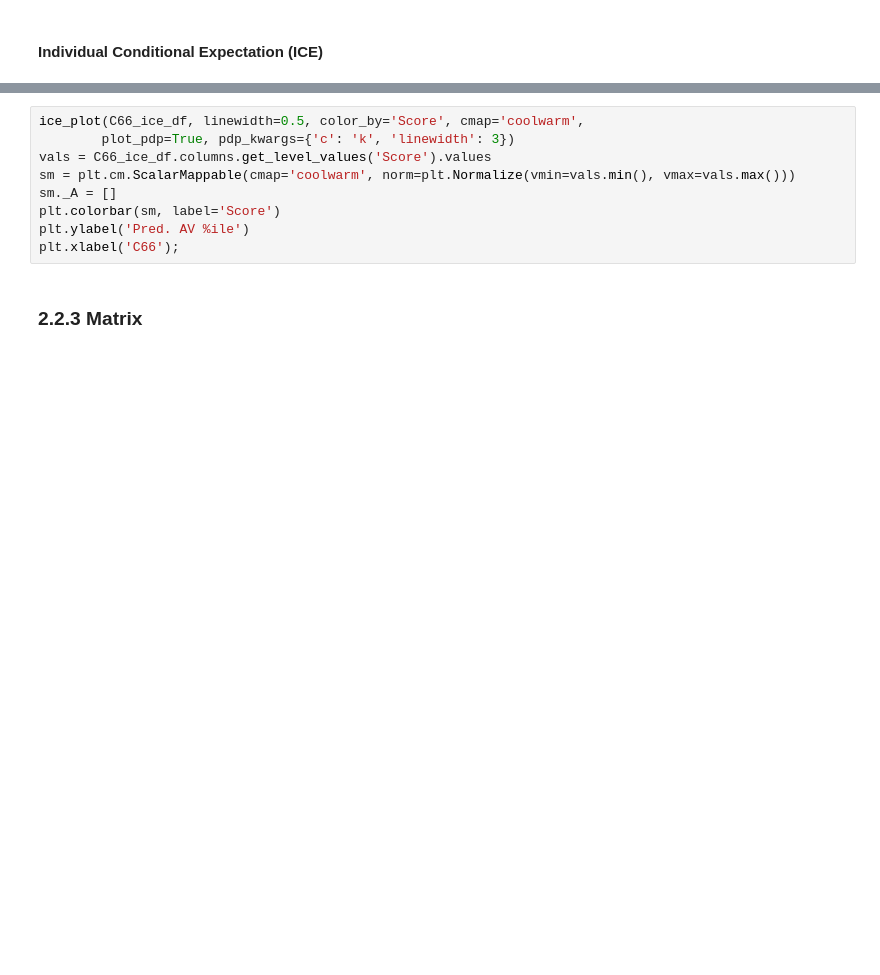
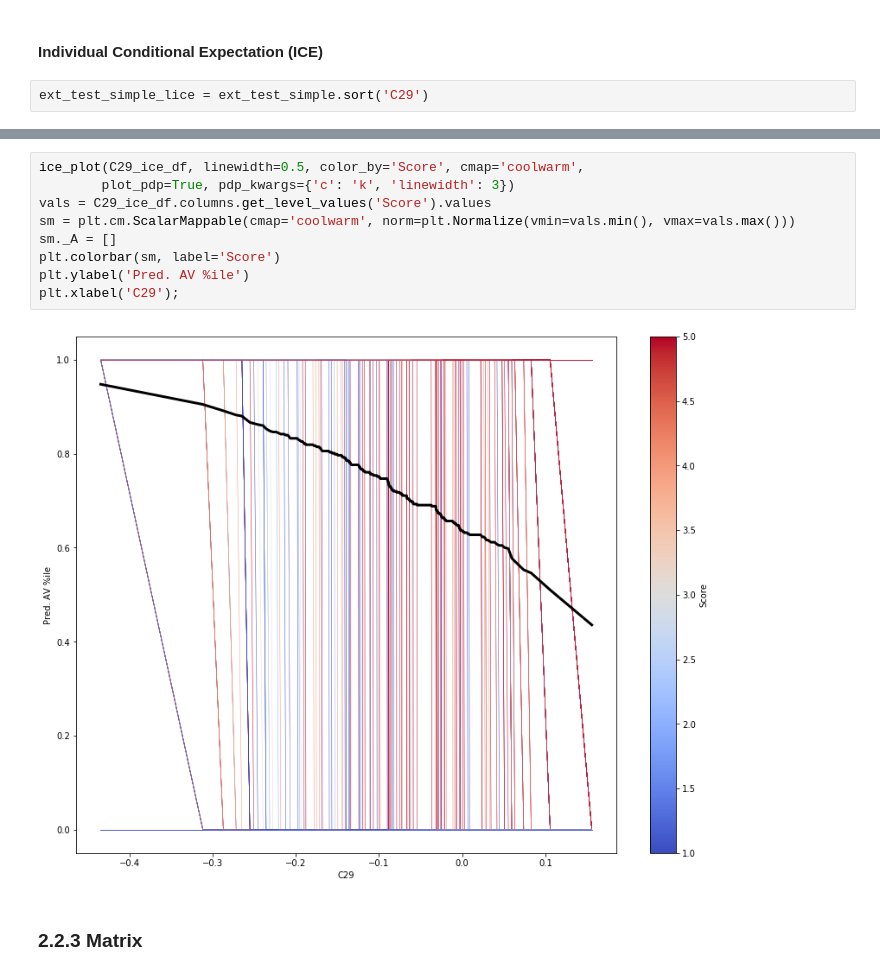
Before and after one commit to MandyMY/AI-Addin, a Jupyter notebook: Final Project.ipynb, the cells around one changed output, grey strips where cells are left out. Saved outputs shown, nothing was run; the diff lists cells and outputs as text; blank space fills up the shorter version.

```diff
--- a/Final Project.ipynb
+++ b/Final Project.ipynb
@@ -338,2 +299,4 @@ PartialDependencePlot progress: |███████████████
 # %% [markdown]
 #### Individual Conditional Expectation (ICE)
+# %%
+ext_test_simple_lice = ext_test_simple.sort('C29')
@@ -342,12 +316,14 @@ C66_ice_df = ice(data=ext_test_simple, column='C66', model=glm_logistic_plus_sum
 # %%
-ice_plot(C66_ice_df, linewidth=0.5, color_by='Score', cmap='coolwarm',
+ice_plot(C29_ice_df, linewidth=0.5, color_by='Score', cmap='coolwarm',
         plot_pdp=True, pdp_kwargs={'c': 'k', 'linewidth': 3})
-vals = C66_ice_df.columns.get_level_values('Score').values
+vals = C29_ice_df.columns.get_level_values('Score').values
 sm = plt.cm.ScalarMappable(cmap='coolwarm', norm=plt.Normalize(vmin=vals.min(), vmax=vals.max()))
 sm._A = []
 plt.colorbar(sm, label='Score')
 plt.ylabel('Pred. AV %ile')
-plt.xlabel('C66');
+plt.xlabel('C29');
+# %% [output]
+[figure, added]
 # %% [markdown]
 ### 2.2.3 Matrix
 # %%
```
Also changed, not shown: parts of 36 cells of this notebook, 1 other file.
